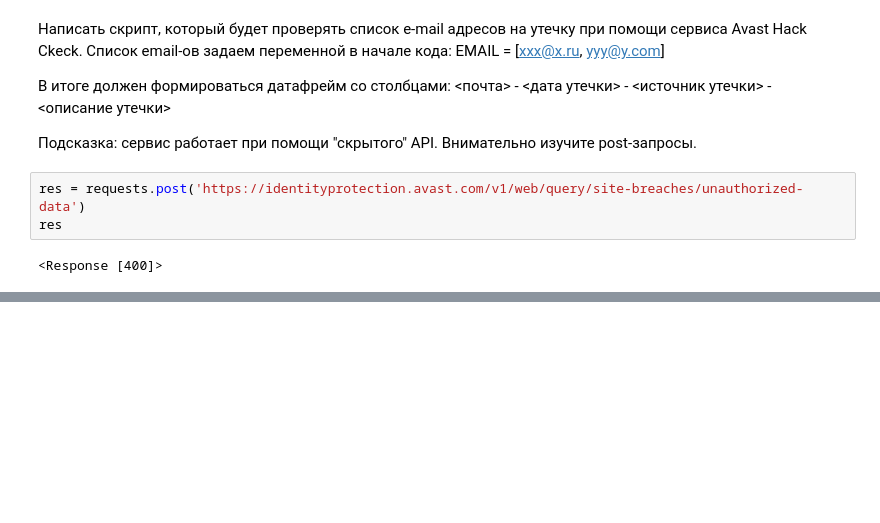
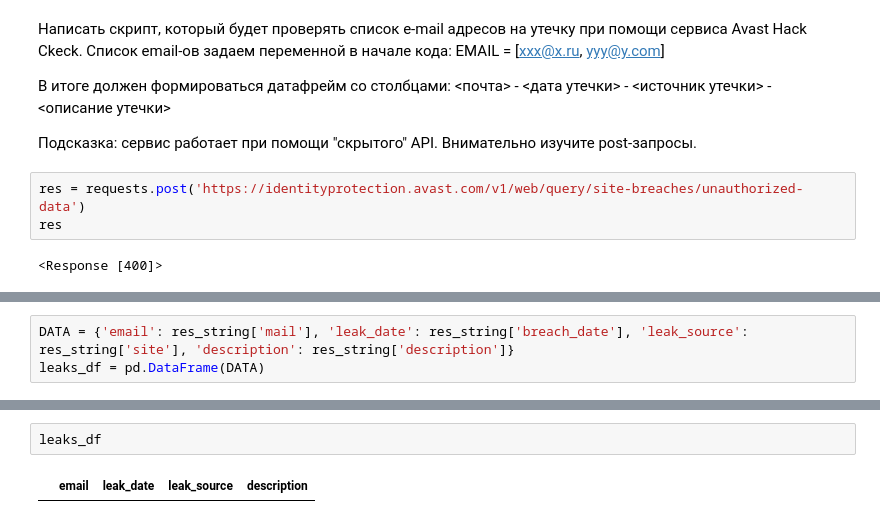
Before and after one commit to Miraterekhova/pyda-terekhova, a Jupyter notebook: homework14.ipynb, the cells around one changed output, grey strips where cells are left out. Cells and saved outputs as stored; diff of their text form; blank space fills up the shorter version.

```diff
--- a/homework14.ipynb
+++ b/homework14.ipynb
@@ -195,0 +227,3 @@ mail_df
+# %%
+DATA = {'email': res_string['mail'], 'leak_date': res_string['breach_date'], 'leak_source': res_string['site'], 'description': res_string['description']}
+leaks_df = pd.DataFrame(DATA)
@@ -195,0 +239,4 @@ mail_df
+# %%
+leaks_df
+# %% [output]
+|  | email | leak_date | leak_source | description |
```
Also changed, not shown: parts of 14 cells of this notebook.
